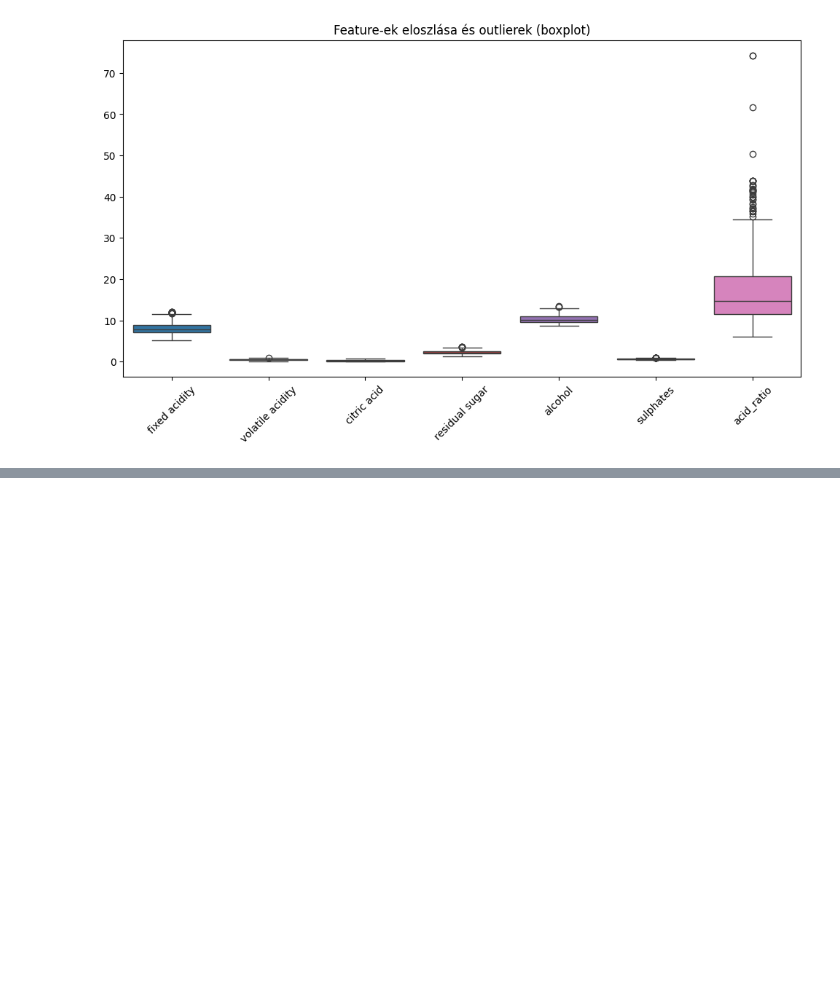
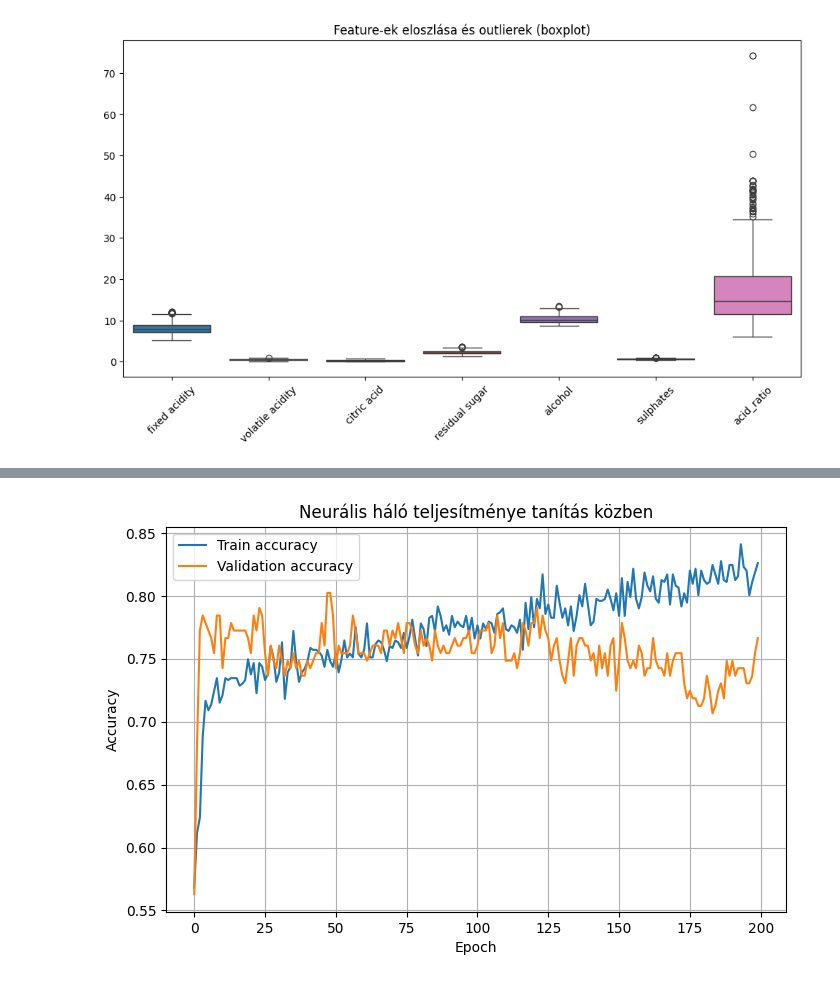
Before and after one commit to martinrozsahegyi/Beadand--g-pi-tanul-s--s-adattudom-ny, a Jupyter notebook: main.ipynb, the cells around one changed output, grey strips where cells are left out. Drawn from its saved outputs; the diff is of its cells as text; code cells hidden in the pictures; blank space fills up the shorter version.

```diff
--- a/main.ipynb
+++ b/main.ipynb
@@ -230,7 +231,6 @@ history = model.fit(
     validation_data=(X_test, y_test),   # validáció = teszt most (egyszerű és tiszta)
     epochs=200,
     batch_size=32,
-    callbacks=[early_stop],
     verbose=1
 )
 # %% [output]
@@ -269,0 +264,16 @@ Test  accuracy: 79.04% | Test  loss: 0.4945
+# %%
+# Tanítás és validáció pontosság vizualizálása
+plt.figure(figsize=(8, 5))
+
+plt.plot(history.history["accuracy"], label="Train accuracy")
+plt.plot(history.history["val_accuracy"], label="Validation accuracy")
+
+plt.xlabel("Epoch")
+plt.ylabel("Accuracy")
+plt.title("Neurális háló teljesítménye tanítás közben")
+plt.legend()
+plt.grid(True)
+
+plt.show()
+# %% [output]
+[figure, added]
```
Also changed, not shown: parts of 4 cells of this notebook.
